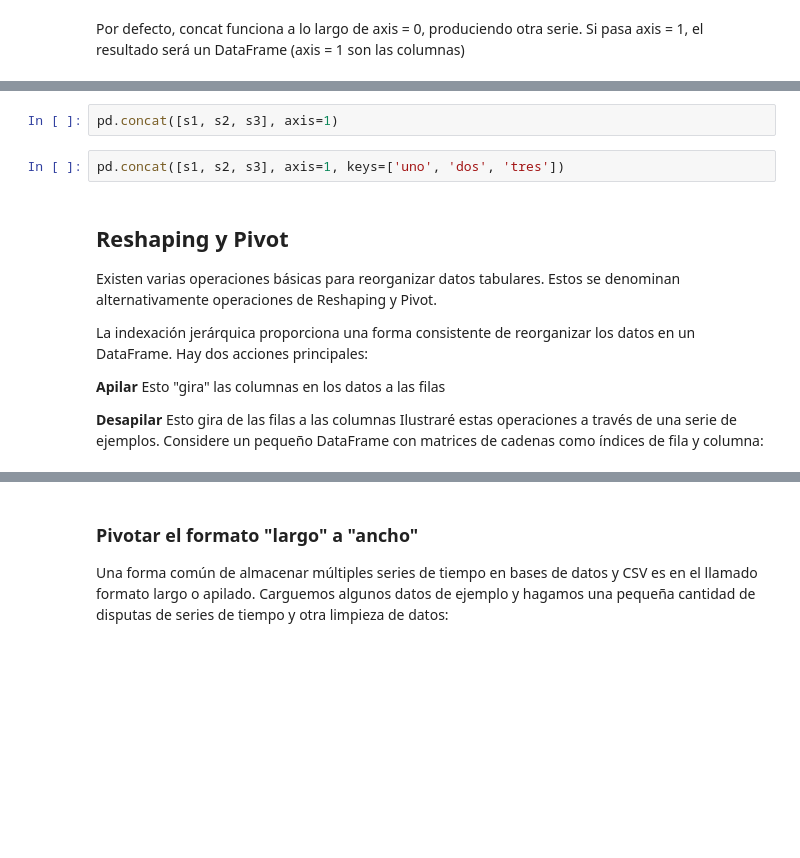
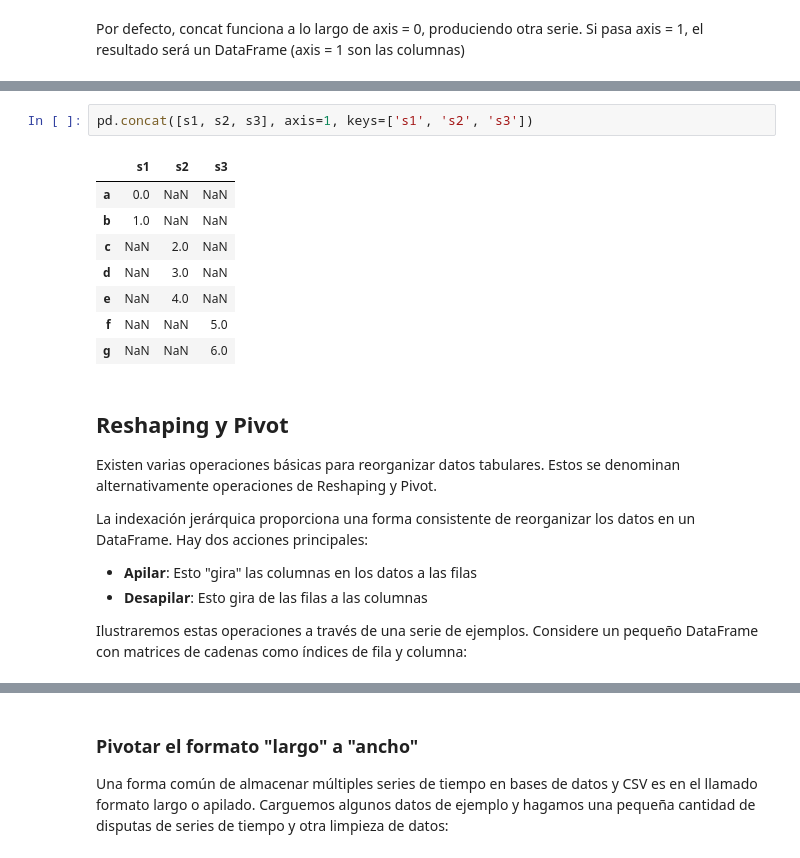
Before and after one commit to ri1965/DataScience, a Jupyter notebook: 6.Gestion_de_datos/Gestion_de_datos.ipynb, the cells around one changed output, grey strips where cells are left out. Saved outputs shown, nothing was run; the diff lists cells and outputs as text; blank space fills up the shorter version.

```diff
--- a/6.Gestion_de_datos/Gestion_de_datos.ipynb
+++ b/6.Gestion_de_datos/Gestion_de_datos.ipynb
@@ -245,7 +531,14 @@ Por defecto, concat funciona a lo largo de axis = 0, produciendo otra serie. Si
 # %%
-pd.concat([s1, s2, s3], axis=1)
+pd.concat([s1, s2, s3], axis=1, keys=['s1', 's2', 's3'])
+# %% [output]
+|  | s1 | s2 | s3 |
+| a | 0.0 | NaN | NaN |
+| b | 1.0 | NaN | NaN |
+| c | NaN | 2.0 | NaN |
+| d | NaN | 3.0 | NaN |
+| e | NaN | 4.0 | NaN |
+| f | NaN | NaN | 5.0 |
+| g | NaN | NaN | 6.0 |
-# %%
-pd.concat([s1, s2, s3], axis=1, keys=['uno', 'dos', 'tres'])
 # %% [markdown]
 ## Reshaping y Pivot
 
@@ -253,12 +546,10 @@ Existen varias operaciones básicas para reorganizar datos tabulares. Estos se d
 
 La indexación jerárquica proporciona una forma consistente de reorganizar los datos en un DataFrame. Hay dos acciones principales:
 
-**Apilar**
-Esto "gira" las columnas en los datos a las filas
+*   **Apilar**: Esto "gira" las columnas en los datos a las filas
+*   **Desapilar**: Esto gira de las filas a las columnas
 
-**Desapilar**
-Esto gira de las filas a las columnas
-Ilustraré estas operaciones a través de una serie de ejemplos. Considere un pequeño DataFrame con matrices de cadenas como índices de fila y columna:
+Ilustraremos estas operaciones a través de una serie de ejemplos. Considere un pequeño DataFrame con matrices de cadenas como índices de fila y columna:
 # %%
 data = pd.DataFrame(np.arange(6).reshape((2, 3)),
                     index=pd.Index(['Ohio', 'Colorado'], name='Estado'),
```
Also changed, not shown: parts of 74 cells of this notebook.
